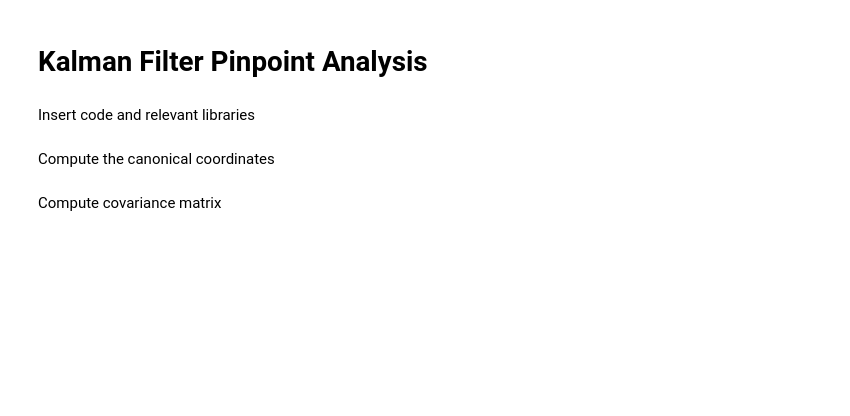
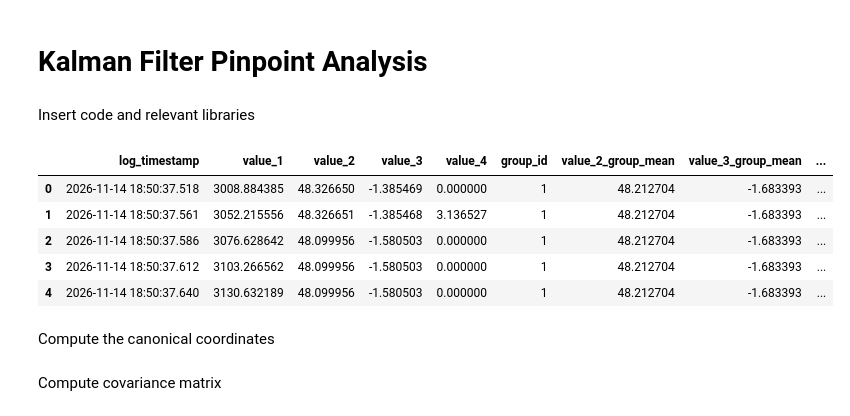
Before and after one commit to actiniumn404/Kalman-Filter, a Jupyter notebook: April Tag Analysis.ipynb, the cells around one changed output. Drawn from its saved outputs; the diff is of its cells as text; code cells hidden in the pictures; blank space fills up the shorter version.

```diff
--- a/April Tag Analysis.ipynb
+++ b/April Tag Analysis.ipynb
@@ -5,9 +5,18 @@ Insert code and relevant libraries
 # %%
 import pandas as pd
 import numpy as np
 import matplotlib.pyplot as plt
 
-data = pd.read_excel("data/April Tag Tuning Data.xlsx", header=3)
+data = pd.read_excel("data/grouped_31_lines_mean_and_signed_error.xlsx", header=0, sheet_name="Data & Signed Errors")
+
+data.head()
+# %% [output]
+|  | log_timestamp | value_1 | value_2 | value_3 | value_4 | group_id | value_2_group_mean | value_3_group_mean | ... |
+| 0 | 2026-11-14 18:50:37.518 | 3008.884385 | 48.326650 | -1.385469 | 0.000000 | 1 | 48.212704 | -1.683393 | ... |
+| 1 | 2026-11-14 18:50:37.561 | 3052.215556 | 48.326651 | -1.385468 | 3.136527 | 1 | 48.212704 | -1.683393 | ... |
+| 2 | 2026-11-14 18:50:37.586 | 3076.628642 | 48.099956 | -1.580503 | 0.000000 | 1 | 48.212704 | -1.683393 | ... |
+| 3 | 2026-11-14 18:50:37.612 | 3103.266562 | 48.099956 | -1.580503 | 0.000000 | 1 | 48.212704 | -1.683393 | ... |
+| 4 | 2026-11-14 18:50:37.640 | 3130.632189 | 48.099956 | -1.580503 | 0.000000 | 1 | 48.212704 | -1.683393 | ... |
 # %% [markdown]
 Compute the canonical coordinates
 # %% [markdown]
```
Also changed, not shown: parts of 2 cells of this notebook, 4 other files.
